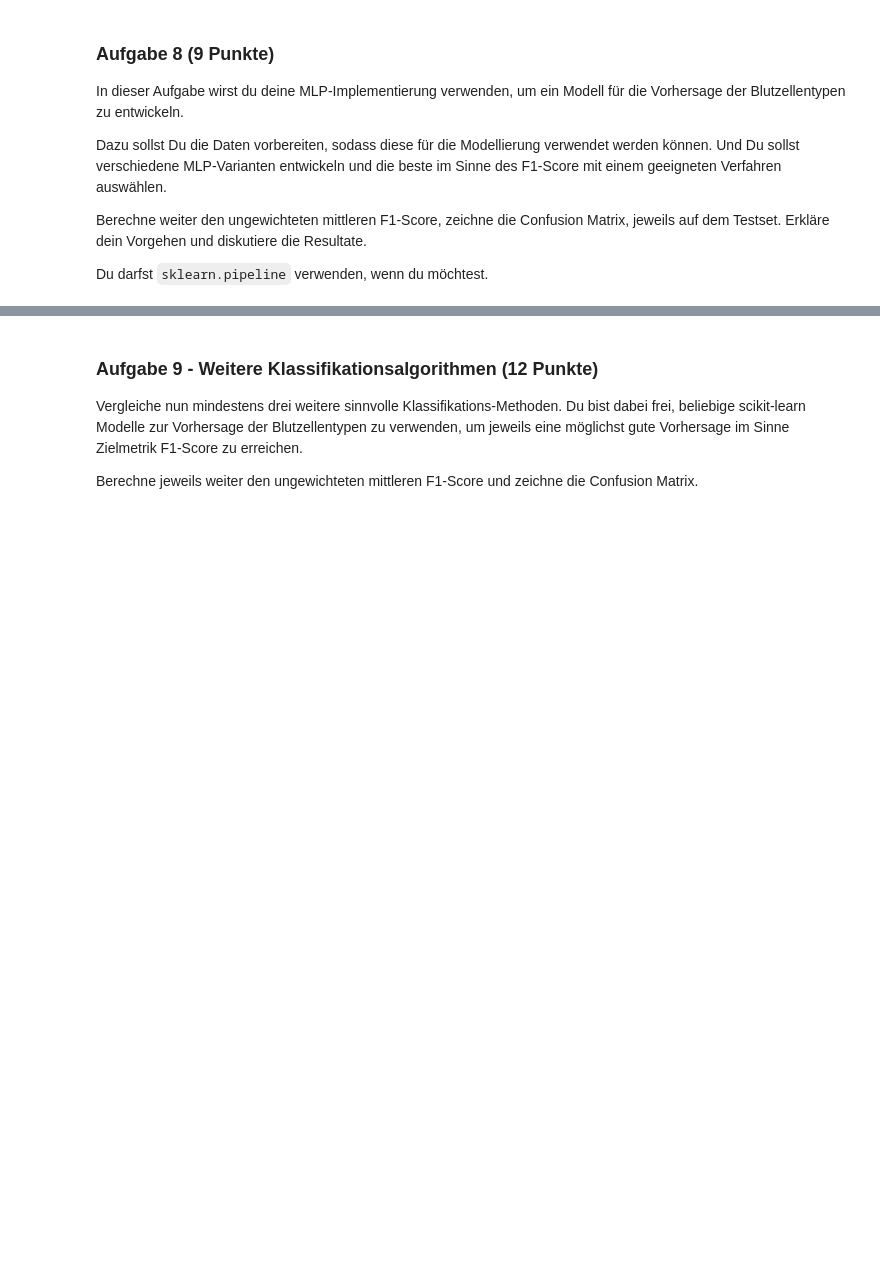
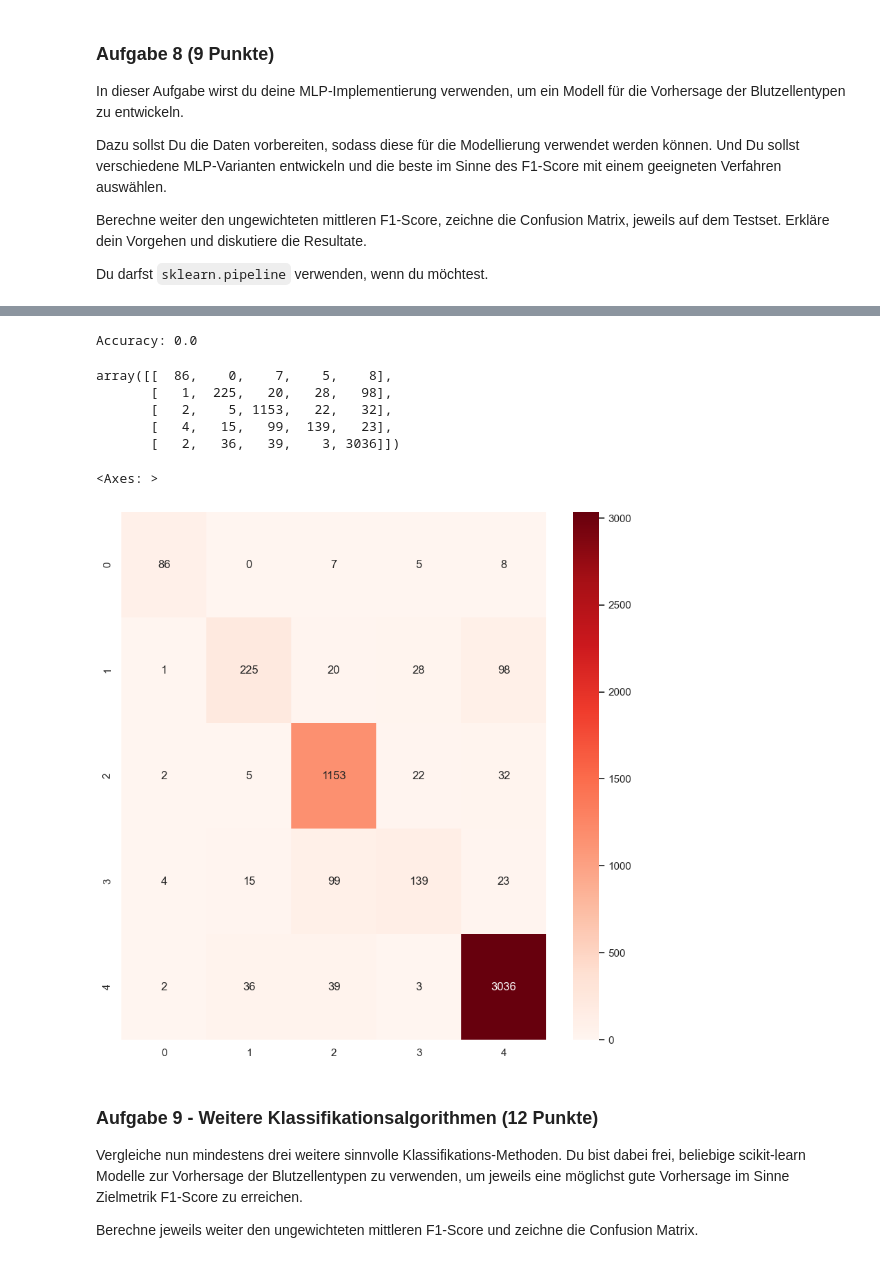
Before and after one commit to Luuzemp14/mc2_gml, a Jupyter notebook: gml_minichallenge_2-checkpoint.ipynb, the cells around one changed output, grey strips where cells are left out. Saved outputs shown, nothing was run; the diff lists cells and outputs as text; code cells hidden in the pictures; blank space fills up the shorter version.

```diff
--- a/gml_minichallenge_2-checkpoint.ipynb
+++ b/gml_minichallenge_2-checkpoint.ipynb
@@ -1395,3 +1447,42 @@ Du darfst `sklearn.pipeline` verwenden, wenn du möchtest.
+# %%
+# MLP extended modell benutzen um auf optimize minimize zu verwenden
+mlp_extended = MLPClassifierExtended(num_nodes_per_layer=[33,40, 40, 5],
+                          lr = 0.005, alpha = 0.001,
+                          max_num_steps=500_000,
+                          weights_init_range = (-.7, .7),
+                          adaptive_lr_constant = 0.001,
+                          min_lr = 0.001,
+                          random_seed=123)
+# %%
+# Model fitten
+mlp_extended.fit(X_train, y_train)
+# %%
+from sklearn.preprocessing import LabelEncoder
+label_encoder = LabelEncoder()
+y_test_encoded = label_encoder.fit_transform(y_test)
+# %%
+# predict and get score
+score = mlp_extended.score(X_test, y_test)
+
+print(f'Accuracy: {score}')
+# %% [output]
+Accuracy: 0.0
+# %%
+confusion_matrix = metrics.confusion_matrix(y_test_encoded, mlp_extended.predict(X_test))
+confusion_matrix
+# %% [output]
+array([[  86,    0,    7,    5,    8],
+       [   1,  225,   20,   28,   98],
+       [   2,    5, 1153,   22,   32],
+       [   4,   15,   99,  139,   23],
+       [   2,   36,   39,    3, 3036]])
+# %%
+# heatmap
+plt.figure(figsize=(10, 10))
+sns.heatmap(confusion_matrix, annot=True, cmap='Reds', fmt='g')
+# %% [output]
+<Axes: >
+[figure, added]
 # %% [markdown]
 ### Aufgabe 9 - Weitere Klassifikationsalgorithmen (12 Punkte)
 
```
Also changed, not shown: parts of 12 cells of this notebook.
